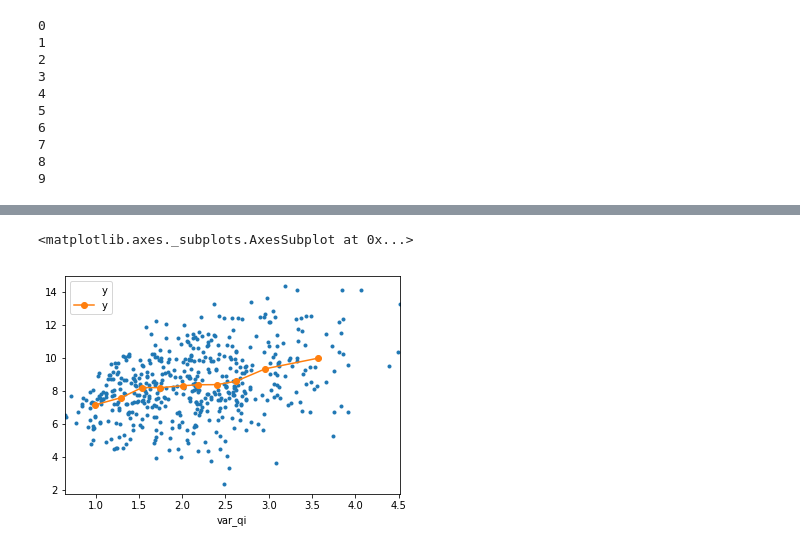
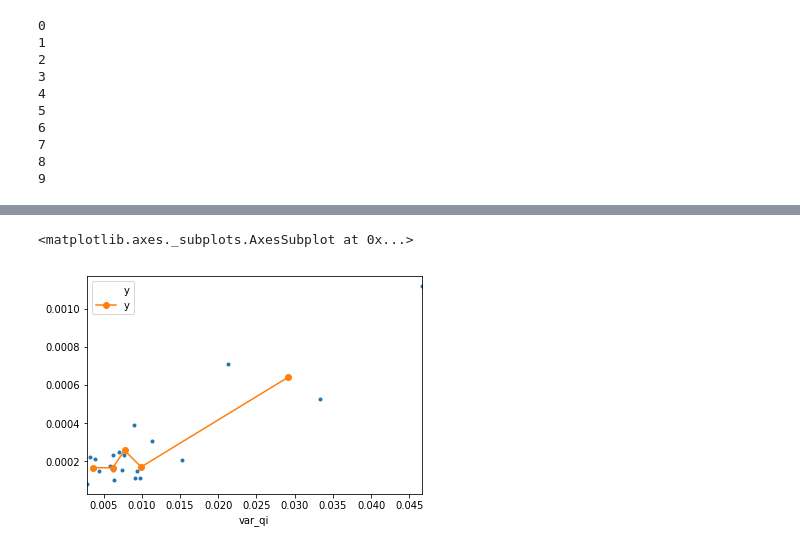
Before and after one commit to matuteiglesias/French_exports_bkp, a Jupyter notebook: code/notebooks/Partial dependence of agg_var on q_var.ipynb, the cells around one changed output, grey strips where cells are left out. Cells and saved outputs as stored; diff of their text form; code cells hidden in the pictures.

Commit message:
Added user created data

```diff
--- a/code/notebooks/Partial dependence of agg_var on q_var.ipynb
+++ b/code/notebooks/Partial dependence of agg_var on q_var.ipynb
@@ -57,6 +57,8 @@ df.var(1).plot(marker = '.', alpha = .2)
 # %%
 # We will test the Taylor expansion estimator on the simple sum of gaussians case.
 # There we can see that the weights should be 1. It is a test bed...
+# %%
+df = pd.read_csv('./../../data/processed/exp_var_norm_1s_s0.3.csv').set_index(['Q', 'q', 'i']).sort_index()
 # %%
 # Median blocks.
 df['dev_median'] = df.groupby(level=[0,1]).apply(lambda x: abs(x - x.median()))['var_qi']#.plot(marker = '.')
@@ -97,7 +99,8 @@ for q in range(Q_):
         df_i = df_i.drop(q).append(row)
 
         # Do the total, get it's var. this is 'y'. store
-        var_i = df_i[range(T)].sum().var()
+#         var_i = df_i[range(T)].sum().var()
+        var_i = np.log10(df_i.iloc[:, :T].sum()).var() # we possibly want the var of logs.
         var_i_list += [var_i]
     df_xy = df_q_part[['var_qi']]
     df_xy['y'] = np.array(var_i_list)
@@ -149,9 +171,9 @@ for q in range(Q_):
 # %%
 fig, ax = plt.subplots(1)
 
 df_xy_q.plot('var_qi', 'y', marker = '.', lw = 0, ax = ax)
-bin_mean = df_xy_q.groupby(pd.qcut(df_xy_q.var_qi, 10)).mean()
+bin_mean = df_xy_q.groupby(pd.qcut(df_xy_q.var_qi, 5)).mean()
 bin_mean.plot('var_qi', 'y', marker = 'o', ax = ax)
 # %% [output]
 <matplotlib.axes._subplots.AxesSubplot at 0x...>
-[figure, old version]
+[figure, new version]
```
Also changed, not shown: parts of 6 cells of this notebook, 2 other files.
